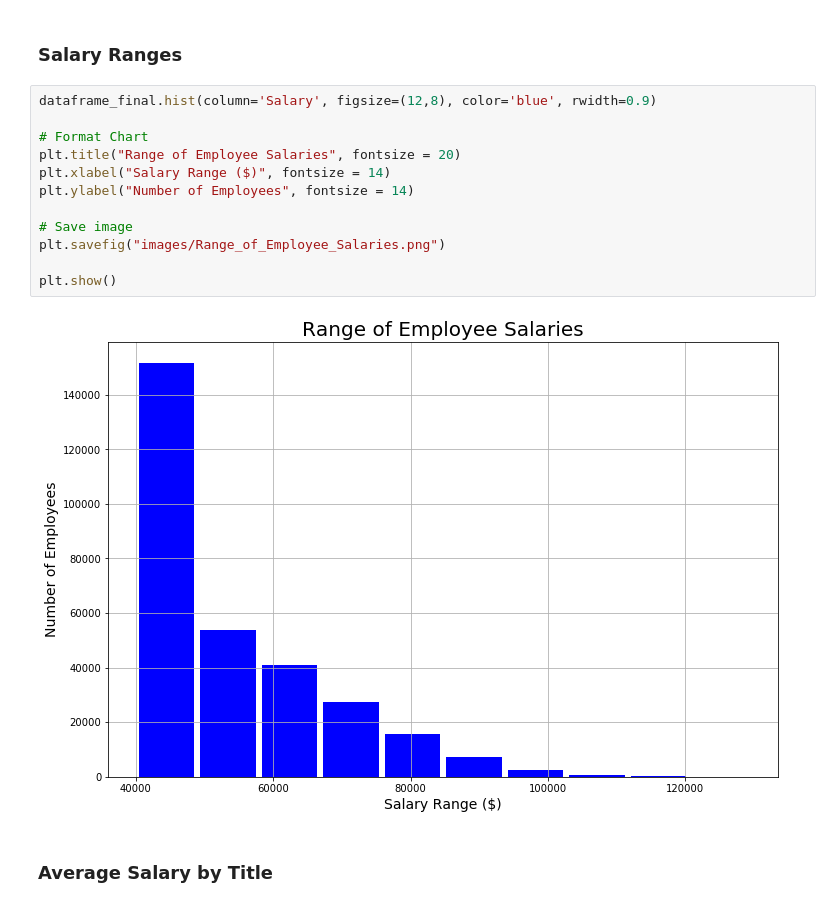
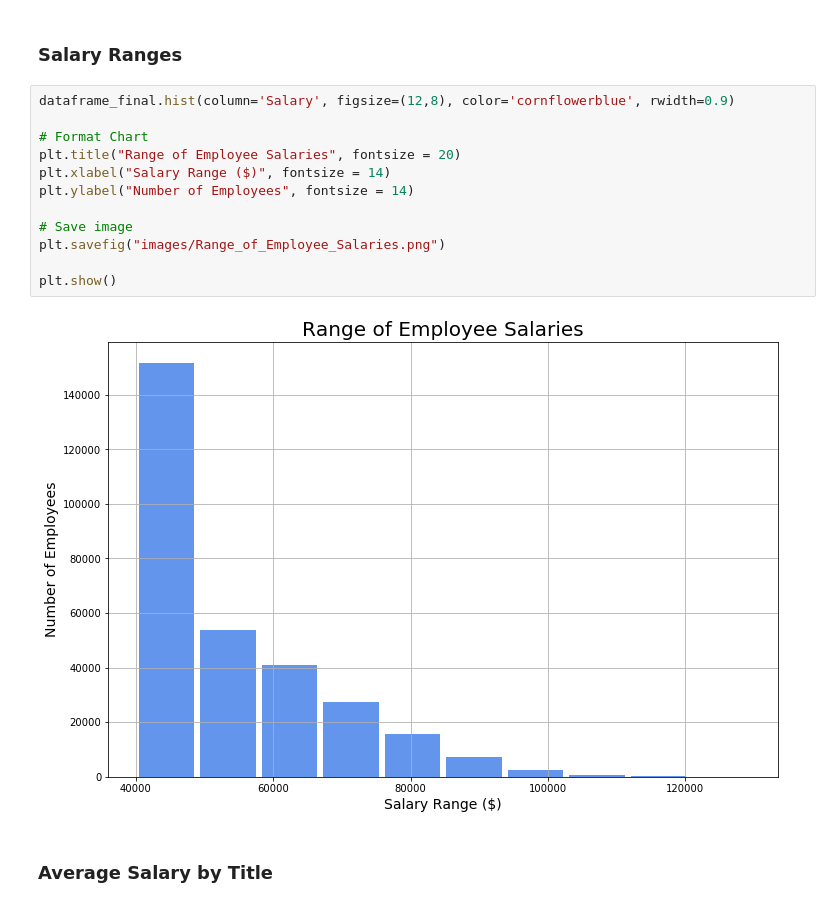
Before and after one commit to Nicole1701/database-analysis-sql, a Jupyter notebook: Bonus.ipynb, the cells around one changed output. Drawn from its saved outputs; the diff is of its cells as text.

```diff
--- a/Bonus.ipynb
+++ b/Bonus.ipynb
@@ -178,19 +178,19 @@ dataframe_final
 # %% [markdown]
 ### Salary Ranges
 # %%
-dataframe_final.hist(column='Salary', figsize=(12,8), color='blue', rwidth=0.9)
+dataframe_final.hist(column='Salary', figsize=(12,8), color='cornflowerblue', rwidth=0.9)
 
 # Format Chart
 plt.title("Range of Employee Salaries", fontsize = 20)
 plt.xlabel("Salary Range ($)", fontsize = 14)
 plt.ylabel("Number of Employees", fontsize = 14)
 
 # Save image
 plt.savefig("images/Range_of_Employee_Salaries.png")
 
 plt.show()
 # %% [output]
-[figure, old version]
+[figure, new version]
 # %% [markdown]
 ### Average Salary by Title
 # %%
```
Also changed, not shown: parts of 1 cell of this notebook, 11 other files.
